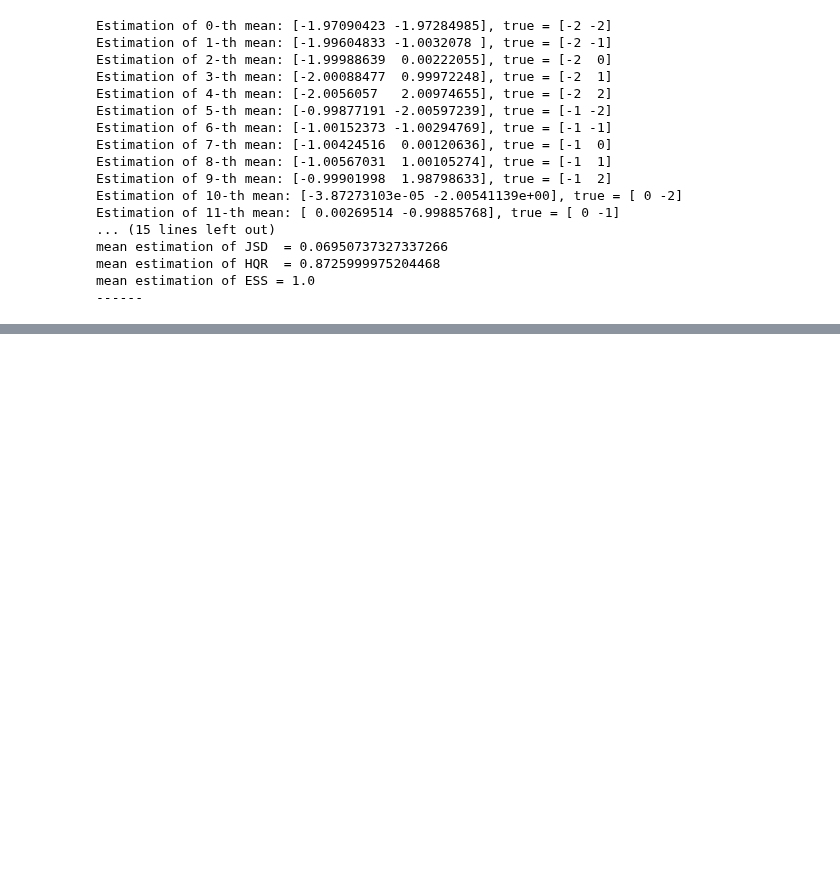
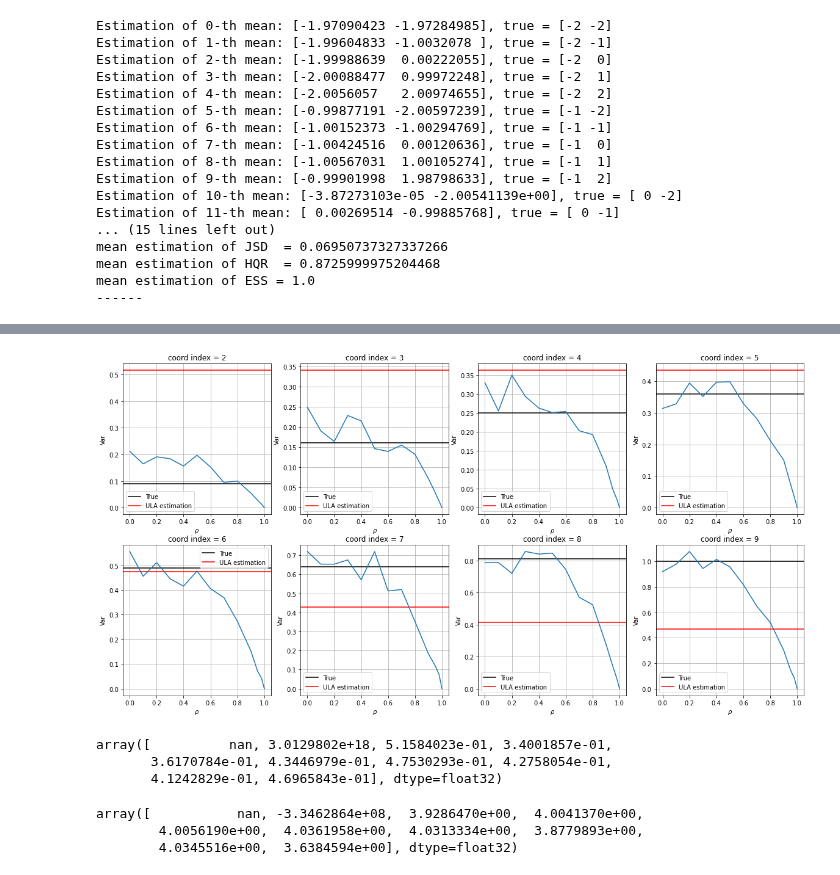
Before and after one commit to premolab/gans_sampling, a Jupyter notebook: notebooks/known_target.ipynb, the cells around one changed output, grey strips where cells are left out. Drawn from its saved outputs; the diff is of its cells as text; code cells hidden in the pictures; blank space fills up the shorter version.

```diff
--- a/notebooks/known_target.ipynb
+++ b/notebooks/known_target.ipynb
@@ -961,10 +1162,10 @@ plt.show()
 dim_arr = [2] + [30*(i + 1) for i in range(9)]
 
 num_points_in_chain = 100
-strategy_mean = 'starts' #'chain'
+strategy_mean = 'chain' #'chain'
 device = torch.device('cuda:1' if torch.cuda.is_available() else 'cpu')
 #device = 'cpu'
-batch_size = 100
+batch_size = 1
 n_steps = 1000 #5000
 
 var_proposal = 2.0
@@ -4197,0 +2164,21 @@ def i_ais_v_dynamics(z, target, n_steps, grad_step, eps_scale, N, betas, rho):
+# %%
+loc_target = 4.0
+loc_proposal = 0.0
+
+var_proposal = 2.0
+scale_proposal = var_proposal ** 0.5
+num_points_in_chain = 5
+strategy_mean = 'chain'
+device = torch.device('cuda:1' if torch.cuda.is_available() else 'cpu')
+#device = 'cpu'
+batch_size = 50
+n_steps = 50
+# %%
+dim = 10
+scales_target = torch.linspace(0.1, 1.0, steps = dim)
+locs_target = loc_target*torch.ones(dim)
+target = init_independent_normal_scale(scales_target,
+                                       locs_target,
+                                       device)
+proposal = init_independent_normal(scale_proposal, dim,
+                                    device, loc_proposal)
@@ -4197,0 +2308,20 @@ def i_ais_v_dynamics(z, target, n_steps, grad_step, eps_scale, N, betas, rho):
+# %%
+fig, axs = plt.subplots(nrows=2, ncols=4, figsize=(20, 10))
+true_vars = (scales_target**2).cpu().numpy()
+for i in range(8):
+    row = i // 4
+    col = i % 4
+    ind = i + 2
+
+    var_est = [var[j][ind] for j in range(len(var))]
+
+    axs[row][col].axhline(true_vars[ind], label='True', color='black')
+    axs[row][col].axhline(result_var_ula[ind], label='ULA estimation', color='red')
+    axs[row][col].plot(rs, var_est)
+    axs[row][col].set_ylabel(r'Var')
+    axs[row][col].set_xlabel(r'$\rho$')
+    axs[row][col].grid()
+    axs[row][col].set_title(f"coord index = {ind}")
+    axs[row][col].legend()
+# %% [output]
+[figure, added]
@@ -4197,0 +2337,6 @@ def i_ais_v_dynamics(z, target, n_steps, grad_step, eps_scale, N, betas, rho):
+# %%
+result_var_ula
+# %% [output]
+array([          nan, 3.0129802e+18, 5.1584023e-01, 3.4001857e-01,
+       3.6170784e-01, 4.3446979e-01, 4.7530293e-01, 4.2758054e-01,
+       4.1242829e-01, 4.6965843e-01], dtype=float32)
@@ -4197,0 +2345,6 @@ def i_ais_v_dynamics(z, target, n_steps, grad_step, eps_scale, N, betas, rho):
+# %%
+result_mean_ula
+# %% [output]
+array([           nan, -3.3462864e+08,  3.9286470e+00,  4.0041370e+00,
+        4.0056190e+00,  4.0361958e+00,  4.0313334e+00,  3.8779893e+00,
+        4.0345516e+00,  3.6384594e+00], dtype=float32)
```
Also changed, not shown: parts of 66 cells of this notebook, 3 other files.
